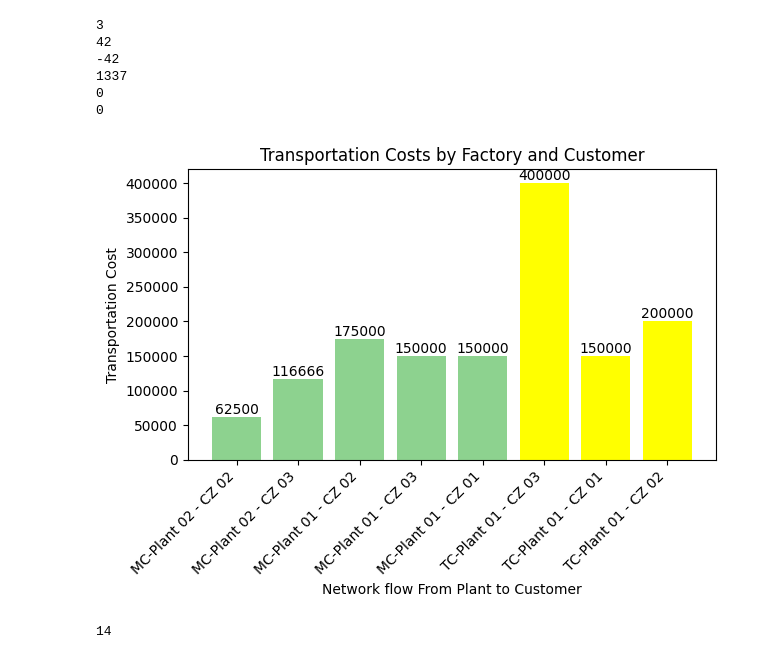
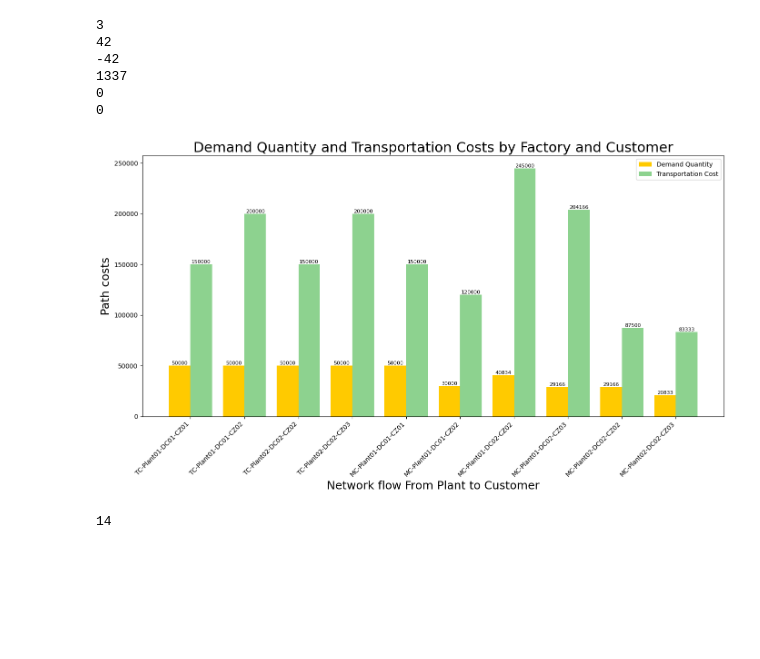
Before and after one commit to ngocdoan950/Coding, a Jupyter notebook: Untitled.ipynb, the cells around one changed output. Drawn from its saved outputs; the diff is of its cells as text; code cells hidden in the pictures; blank space fills up the shorter version.

```diff
--- a/Untitled.ipynb
+++ b/Untitled.ipynb
@@ -95,55 +95,73 @@ for test_case in test_cases:
 0
 0
 # %%
-# import matplotlib.pyplot as plt
-# import numpy as np
+import matplotlib.pyplot as plt
+import numpy as np
 
-# # Giả sử bạn có dictionary như sau
-# transport_costs = {
-#     ('MC', 'Plant 02 - CZ 02'): 62500,
-#     ('MC', 'Plant 02 - CZ 03'): 116666,
-#     ('MC', 'Plant 01 - CZ 02'): 175000,
-#     ('MC', 'Plant 01 - CZ 03'): 285833,
-#     ('MC', 'Plant 01 - CZ 01'): 150000,
-#     ('MC', 'Plant 01 - CZ 03'): 150000,
-#     ('TC', 'Plant 01 - CZ 03'): 400000,
-#     ('TC', 'Plant 01 - CZ 01'): 150000,
-#     ('TC', 'Plant 01 - CZ 02'): 200000
-# }
+# Giả sử bạn có thêm dữ liệu demand quantity cho từng route
+transport_data = {
+    ('TC', 'Plant01-DC01-CZ01'): {'cost': 150000, 'demand': 50000},
+    ('TC', 'Plant01-DC01-CZ02'): {'cost': 200000, 'demand': 50000},
+    ('TC', 'Plant02-DC02-CZ02'): {'cost': 150000, 'demand': 50000},
+    ('TC', 'Plant02-DC02-CZ03'): {'cost': 200000, 'demand': 50000},
 
-# # Tách dữ liệu ra từ dictionary
-# factories_customers = list(transport_costs.keys())
-# costs = list(transport_costs.values())
+    ('MC', 'Plant01-DC01-CZ01'): {'cost': 150000, 'demand': 50000},
+    ('MC', 'Plant01-DC01-CZ02'): {'cost': 120000, 'demand': 30000},
+    ('MC', 'Plant01-DC02-CZ02'): {'cost': 245000, 'demand': 40834},
+    ('MC', 'Plant01-DC02-CZ03'): {'cost': 204166, 'demand': 29166},
+    ('MC', 'Plant02-DC02-CZ02'): {'cost': 87500, 'demand': 29166},
+    ('MC', 'Plant02-DC02-CZ03'): {'cost': 83333, 'demand': 20833},
+}
 
-# # Tạo list các vị trí hoành độ và màu sắc
-# x_labels = [f'{factory}-{customer}' for factory, customer in factories_customers]
-# x_pos = np.arange(len(x_labels))
+# Tách dữ liệu từ dictionary
+factories_customers = list(transport_data.keys())
+costs = [data['cost'] for data in transport_data.values()]
+demands = [data['demand'] for data in transport_data.values()]
 
-# # Phân loại các nhà máy để gán màu
-# colors = ['#8DD28F' if factory == 'MC' else '#FFFF00' for factory, _ in factories_customers]
+# Tạo danh sách các nhãn cho mỗi cặp route
+x_labels = [f'{factory}-{customer}' for factory, customer in factories_customers]
+x_pos = np.arange(len(x_labels))
 
-# # Vẽ biểu đồ cột
-# bars = plt.bar(x_pos, costs, color=colors)
+# Thiết lập độ rộng và vị trí của các cột
+bar_width = 0.4
+x_pos_demand = x_pos - bar_width / 2
+x_pos_cost = x_pos + bar_width / 2
 
-# # Đặt tên cho trục và tiêu đề
-# plt.xlabel('Network flow From Plant to Customer')
-# plt.ylabel('Transportation Cost')
-# plt.title('Transportation Costs by Factory and Customer')
+# Phân loại các nhà máy để gán màu
+demand_colors = ['#FFCA00']
 
-# # Thêm tên cho các cột trên trục hoành
-# plt.xticks(x_pos, x_labels, rotation=45, ha='right')
+cost_colors = ['#8DD28F']
 
-# # Đặt giá trị lên trên đầu mỗi cột
-# for bar in bars:
-#     yval = bar.get_height()
-#     plt.text(bar.get_x() + bar.get_width()/2, yval, f'{yval:.0f}', ha='center', va='bottom')
+plt.figure(figsize=(14, 8))
 
-# # Hiển thị biểu đồ
-# plt.tight_layout()
-# plt.savefig('bright_yellow_plot.png', dpi=300)  # Lưu với độ phân giải 300 dpi
-# plt.show()
+# Vẽ biểu đồ cột cho demand và cost
+bars_demand = plt.bar(x_pos_demand, demands, width=bar_width, color=demand_colors, label='Demand Quantity')
+bars_cost = plt.bar(x_pos_cost, costs, width=bar_width, color=cost_colors, label='Transportation Cost')
+
+# Đặt tên cho trục và tiêu đề
+plt.xlabel('Network flow From Plant to Customer', fontsize=18)
+plt.ylabel('Path costs', fontsize=18)
+plt.title('Demand Quantity and Transportation Costs by Factory and Customer', fontsize=22)
+plt.legend()
+
+# Thêm tên cho các cột trên trục hoành
+plt.xticks(x_pos, x_labels, rotation=45, ha='right')
+
+# Đặt giá trị lên trên đầu mỗi cột
+for bar in bars_demand:
+    yval = bar.get_height()
+    plt.text(bar.get_x() + bar.get_width() / 2, yval, f'{yval:.0f}', ha='center', va='bottom', fontsize=8)
+
+for bar in bars_cost:
+    yval = bar.get_height()
+    plt.text(bar.get_x() + bar.get_width() / 2, yval, f'{yval:.0f}', ha='center', va='bottom', fontsize=8)
+
+# Hiển thị biểu đồ
+plt.tight_layout()
+plt.savefig('demand_cost_plot.png', dpi=300)  # Lưu với độ phân giải 300 dpi
+plt.show()
 # %% [output]
-[figure, old version]
+[figure, new version]
 # %%
 def calSquareNumbers(n):
     total_square_numbers = 0
```
Also changed, not shown: 3 other files.
